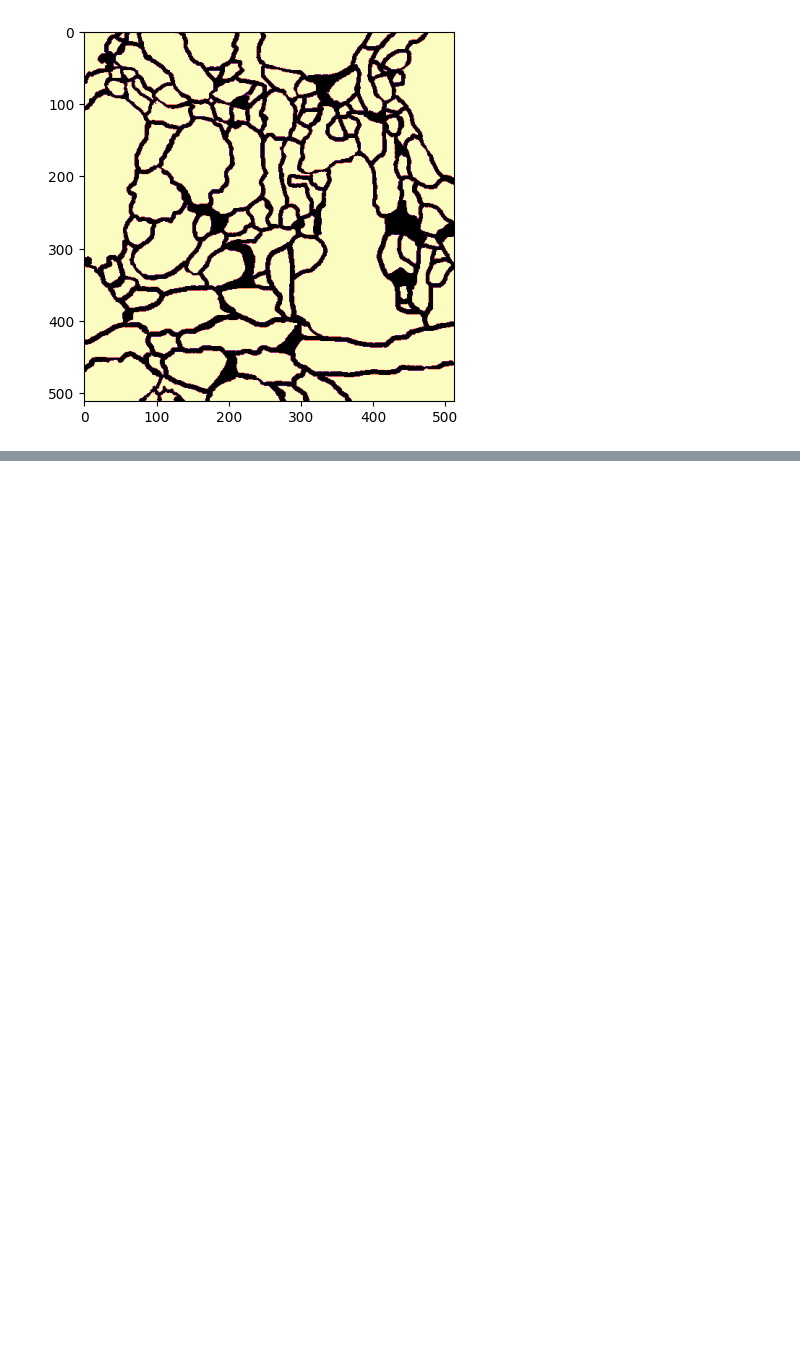
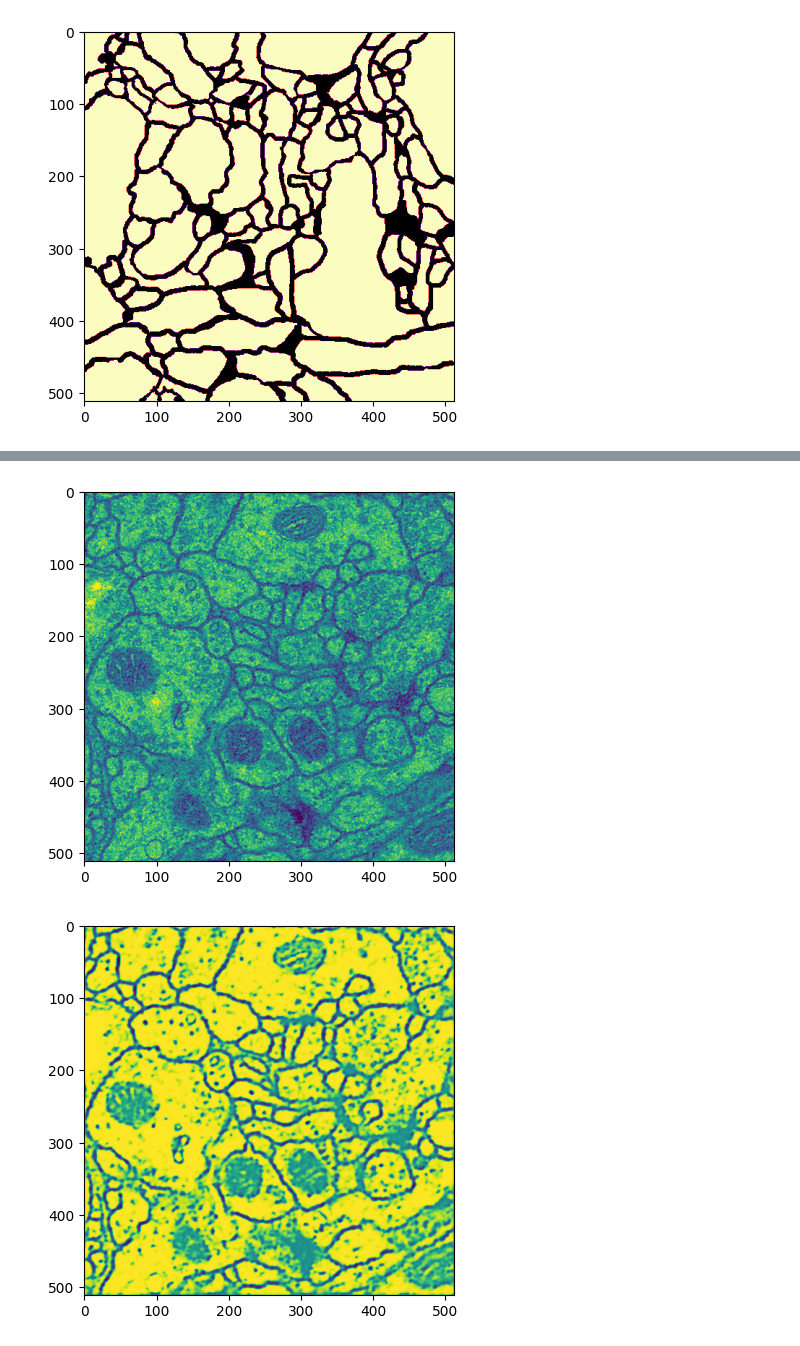
Before and after one commit to Rounak-Paul/predict-cell-bounds, a Jupyter notebook: AI_Challenge.ipynb, the cells around one changed output, grey strips where cells are left out. Saved outputs shown, nothing was run; the diff lists cells and outputs as text; code cells hidden in the pictures; blank space fills up the shorter version.

```diff
--- a/AI_Challenge.ipynb
+++ b/AI_Challenge.ipynb
@@ -91,7 +93,7 @@ def filepath_to_ndarray(path):
     if DEBUG: print(file_list)
     for file in file_list:
         image = cv2.imread(f'{path}\\{file}',cv2.IMREAD_GRAYSCALE)
-        output.append((np.asarray(image,dtype = np.float64)))
+        output.append(normalize_nd(np.asarray(image,dtype = np.float64)))
     return np.array(output)
 # %%
 volume_path = "trainset\\train-volume"
@@ -153,3 +153,28 @@ def unet(input_shape):
+# %%
+def unet(input_shape):
+    inputs = Input(input_shape)
+
+    # Encoder
+    conv1 = Conv2D(32, 3, activation='relu', padding='same')(inputs)
+    conv1 = Conv2D(32, 3, activation='relu', padding='same')(conv1)
+    pool1 = MaxPooling2D(pool_size=(2, 2))(conv1)
+
+    # Middle
+    conv2 = Conv2D(64, 3, activation='relu', padding='same')(pool1)
+    conv2 = Conv2D(64, 3, activation='relu', padding='same')(conv2)
+
+    # Decoder
+    up3 = UpSampling2D(size=(2, 2))(conv2)
+    up3 = Conv2D(32, 2, activation='relu', padding='same')(up3)
+    merge3 = concatenate([conv1, up3], axis=3)
+    conv3 = Conv2D(32, 3, activation='relu', padding='same')(merge3)
+    conv3 = Conv2D(32, 3, activation='relu', padding='same')(conv3)
+
+    # Output layer
+    outputs = Conv2D(1, 1, activation='sigmoid')(conv3)
+
+    model = Model(inputs=inputs, outputs=outputs)
+    return model
 # %%
 X_train, X_val, Y_train, Y_val = train_test_split(X, Y, test_size=0.2, random_state=42)
 X_val, X_test, Y_val, Y_test = train_test_split(X_val, Y_val, test_size=0.5, random_state=42)
@@ -165,7 +190,7 @@ model = unet(input_shape)
 model.compile(optimizer='adam', loss='binary_crossentropy', metrics=['accuracy'])
 
 # Model training
-model.fit(X_train, Y_train, batch_size=16, epochs=50, validation_data=(X_val, Y_val))
+model.fit(X_train, Y_train, batch_size=3, epochs=10, validation_data=(X_val, Y_val))
 
 # Model evaluation
 loss, accuracy = model.evaluate(X_test, Y_test)
@@ -177,0 +219,6 @@ Epoch 1/50
+# %%
+plt.imshow(X_test[0]); plt.show()
+plt.imshow(predictions[0]); plt.show()
+# %% [output]
+[figure, added]
+[figure, added]
```
Also changed, not shown: parts of 3 cells of this notebook.
